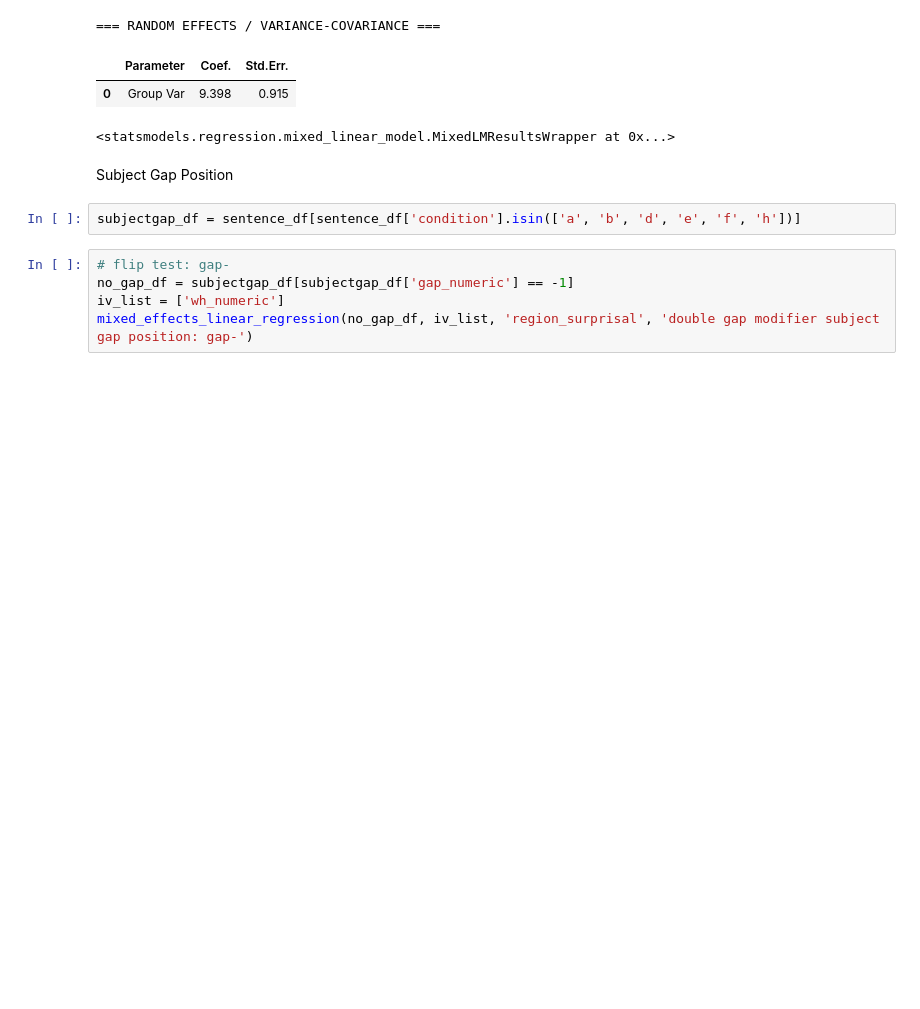
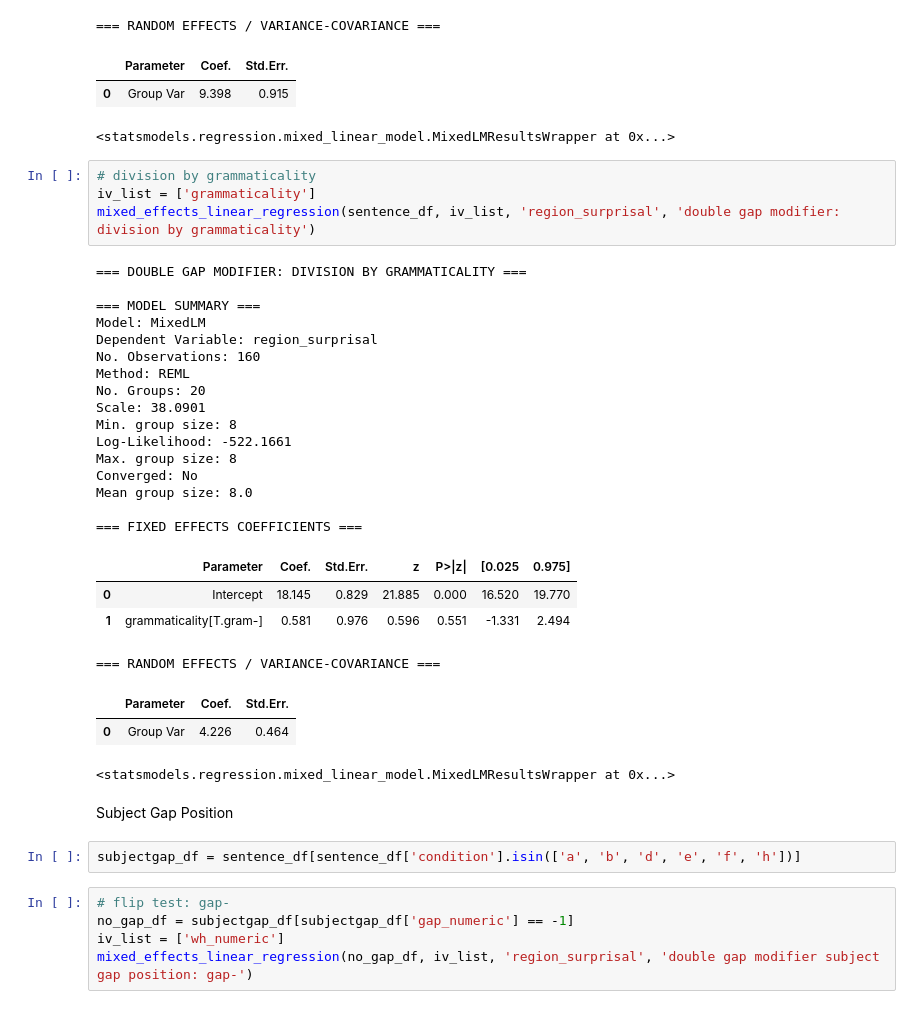
Before and after one commit to um-cap-lab/EMNLP-2025-submission, a Jupyter notebook: flip_test&division_by_grammaticality_gpt2_100M.ipynb, the cells around one changed output. Cells and saved outputs as stored; diff of their text form; blank space fills up the shorter version.

```diff
--- a/flip_test&division_by_grammaticality_gpt2_100M.ipynb
+++ b/flip_test&division_by_grammaticality_gpt2_100M.ipynb
@@ -806,6 +964,34 @@ Mean group size: 6.0
 |  | Parameter | Coef. | Std.Err. |
 | 0 | Group Var | 9.398 | 0.915 |
 <statsmodels.regression.mixed_linear_model.MixedLMResultsWrapper at 0x...>
+# %%
+# division by grammaticality
+iv_list = ['grammaticality']
+mixed_effects_linear_regression(sentence_df, iv_list, 'region_surprisal', 'double gap modifier: division by grammaticality')
+# %% [output]
+=== DOUBLE GAP MODIFIER: DIVISION BY GRAMMATICALITY ===
+
+=== MODEL SUMMARY ===
+Model: MixedLM
+Dependent Variable: region_surprisal
+No. Observations: 160
+Method: REML
+No. Groups: 20
+Scale: 38.0901
+Min. group size: 8
+Log-Likelihood: -522.1661
+Max. group size: 8
+Converged: No
+Mean group size: 8.0
+
+=== FIXED EFFECTS COEFFICIENTS ===
+|  | Parameter | Coef. | Std.Err. | z | P>|z| | [0.025 | 0.975] |
+| 0 | Intercept | 18.145 | 0.829 | 21.885 | 0.000 | 16.520 | 19.770 |
+| 1 | grammaticality[T.gram-] | 0.581 | 0.976 | 0.596 | 0.551 | -1.331 | 2.494 |
+=== RANDOM EFFECTS / VARIANCE-COVARIANCE ===
+|  | Parameter | Coef. | Std.Err. |
+| 0 | Group Var | 4.226 | 0.464 |
+<statsmodels.regression.mixed_linear_model.MixedLMResultsWrapper at 0x...>
 # %% [markdown]
 Subject Gap Position
 # %%
```
Also changed, not shown: parts of 37 cells of this notebook, 4 other files.
